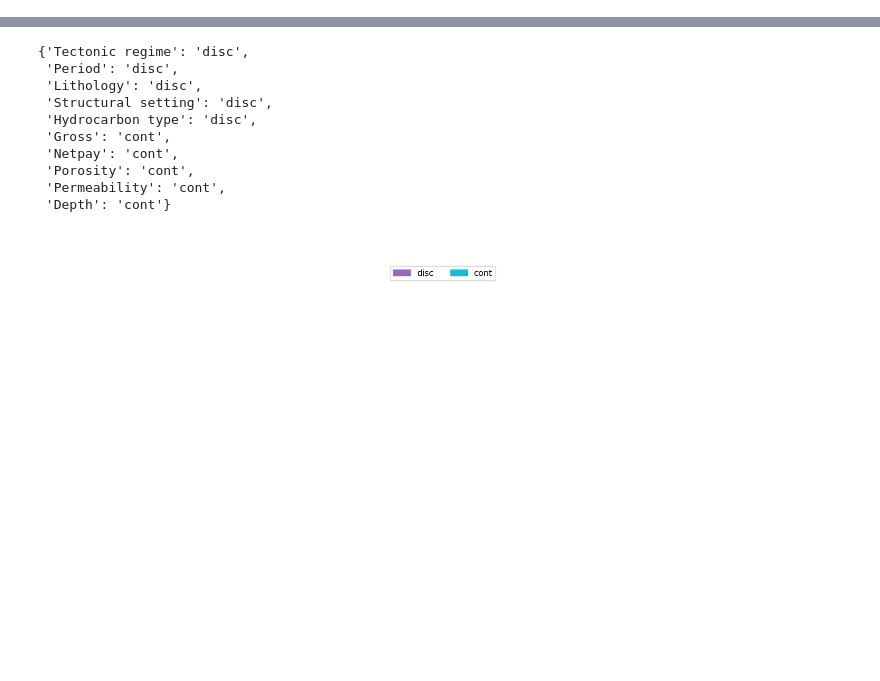
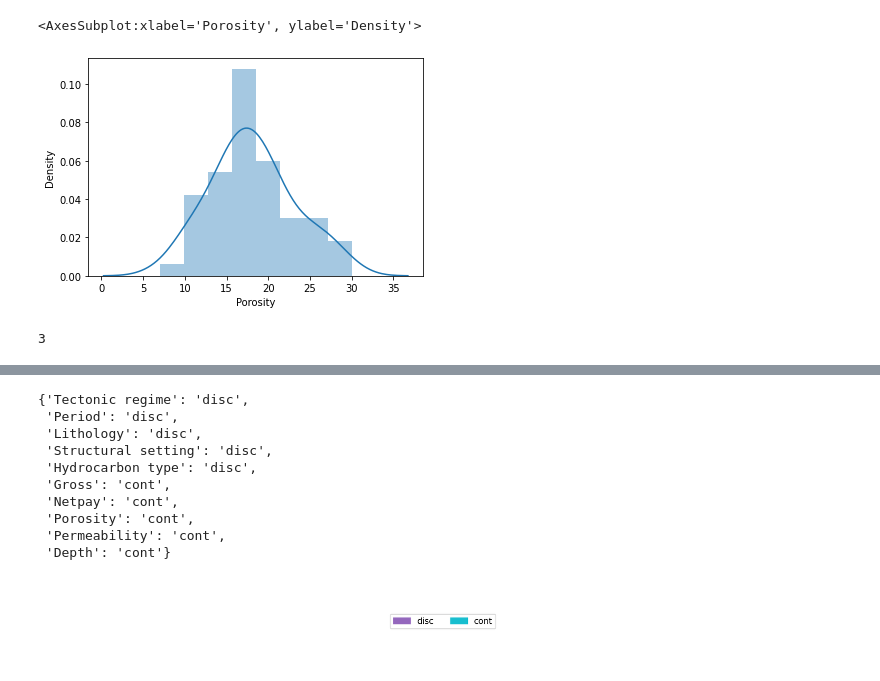
Before and after one commit to Anaxagor/Mixed-Learning-of-Bayesian-Networks, a Jupyter notebook: experiments/kmu_experiments.ipynb, the cells around one changed output, grey strips where cells are left out. Cells and saved outputs as stored; diff of their text form; code cells hidden in the pictures; blank space fills up the shorter version.

```diff
--- a/experiments/kmu_experiments.ipynb
+++ b/experiments/kmu_experiments.ipynb
@@ -43,0 +50,7 @@ geo.reset_index(inplace=True, drop=True)
+# %%
+sample = geo.loc[geo['Period'] == 'JURASSIC']
+# %%
+sns.distplot(sample['Porosity'])
+# %% [output]
+<AxesSubplot:xlabel='Porosity', ylabel='Density'>
+[figure, added]
@@ -43,0 +76,4 @@ geo.reset_index(inplace=True, drop=True)
+# %%
+n_component(geo, ['Netpay'])
+# %% [output]
+3
```
Also changed, not shown: parts of 66 cells of this notebook, 4 other files.
